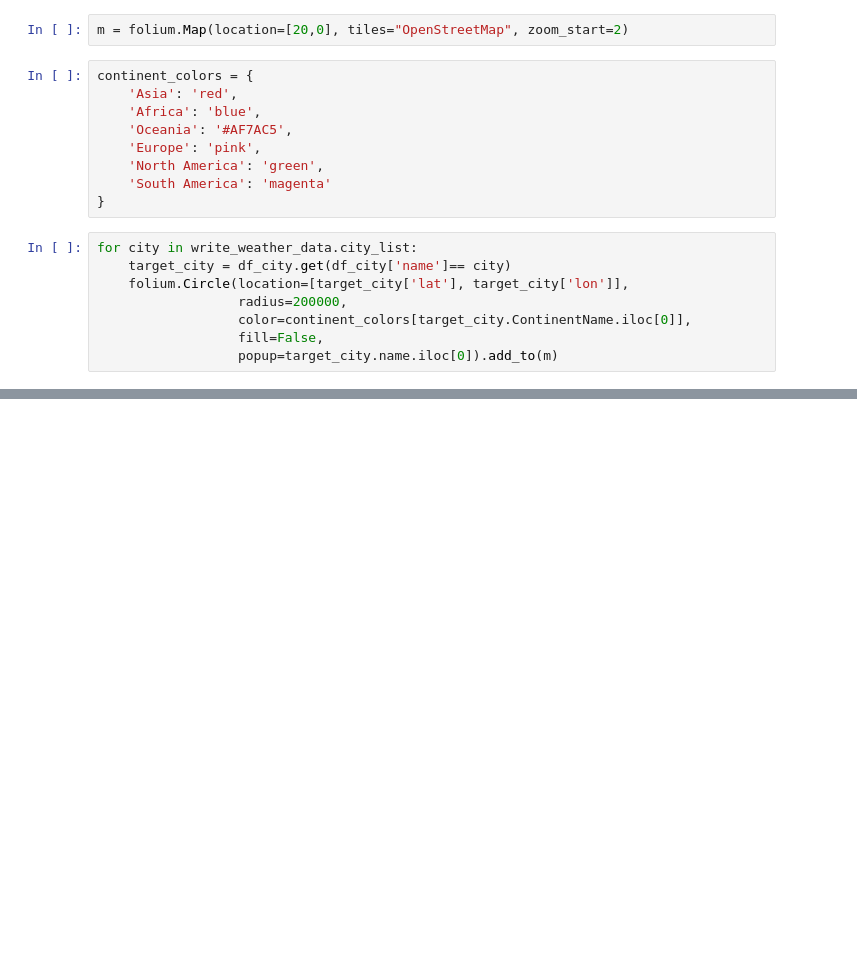
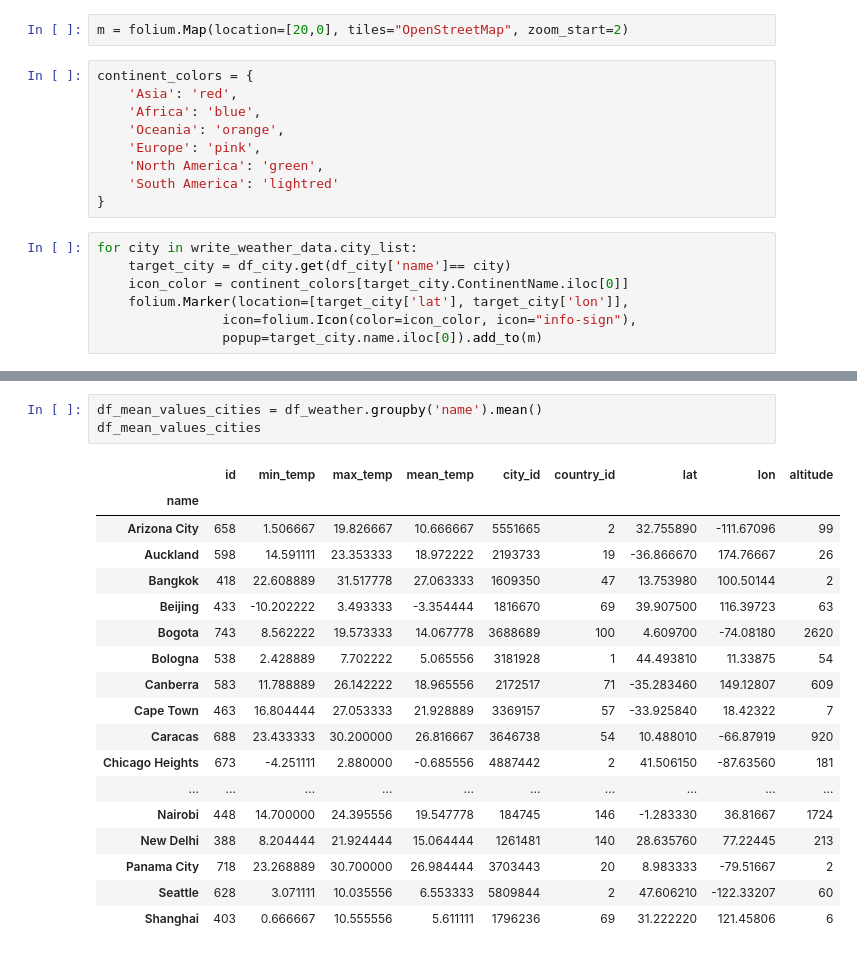
Before and after one commit to arindam31/CityWeatherAnalytics, a Jupyter notebook: Geo.ipynb, the cells around one changed output, grey strips where cells are left out. Cells and saved outputs as stored; diff of their text form; blank space fills up the shorter version.

```diff
--- a/Geo.ipynb
+++ b/Geo.ipynb
@@ -23,20 +28,41 @@ m = folium.Map(location=[20,0], tiles="OpenStreetMap", zoom_start=2)
 continent_colors = {
     'Asia': 'red',
     'Africa': 'blue',
-    'Oceania': '#AF7AC5',
+    'Oceania': 'orange',
     'Europe': 'pink',
     'North America': 'green',
-    'South America': 'magenta'
+    'South America': 'lightred'
 }
 # %%
 for city in write_weather_data.city_list:
     target_city = df_city.get(df_city['name']== city)
-    folium.Circle(location=[target_city['lat'], target_city['lon']],
-                  radius=200000,
-                  color=continent_colors[target_city.ContinentName.iloc[0]],
-                  fill=False,
-                  popup=target_city.name.iloc[0]).add_to(m)
+    icon_color = continent_colors[target_city.ContinentName.iloc[0]]
+    folium.Marker(location=[target_city['lat'], target_city['lon']],
+                icon=folium.Icon(color=icon_color, icon="info-sign"),
+                popup=target_city.name.iloc[0]).add_to(m)
 # %%
 m
 # %% [output]
 [interactive output not drawn]
+# %%
+df_mean_values_cities = df_weather.groupby('name').mean()
+df_mean_values_cities
+# %% [output]
+|  | id | min_temp | max_temp | mean_temp | city_id | country_id | lat | lon | altitude |
+| name |  |  |  |  |  |  |  |  |  |
+| Arizona City | 658 | 1.506667 | 19.826667 | 10.666667 | 5551665 | 2 | 32.755890 | -111.67096 | 99 |
+| Auckland | 598 | 14.591111 | 23.353333 | 18.972222 | 2193733 | 19 | -36.866670 | 174.76667 | 26 |
+| Bangkok | 418 | 22.608889 | 31.517778 | 27.063333 | 1609350 | 47 | 13.753980 | 100.50144 | 2 |
+| Beijing | 433 | -10.202222 | 3.493333 | -3.354444 | 1816670 | 69 | 39.907500 | 116.39723 | 63 |
+| Bogota | 743 | 8.562222 | 19.573333 | 14.067778 | 3688689 | 100 | 4.609700 | -74.08180 | 2620 |
+| Bologna | 538 | 2.428889 | 7.702222 | 5.065556 | 3181928 | 1 | 44.493810 | 11.33875 | 54 |
+| Canberra | 583 | 11.788889 | 26.142222 | 18.965556 | 2172517 | 71 | -35.283460 | 149.12807 | 609 |
+| Cape Town | 463 | 16.804444 | 27.053333 | 21.928889 | 3369157 | 57 | -33.925840 | 18.42322 | 7 |
+| Caracas | 688 | 23.433333 | 30.200000 | 26.816667 | 3646738 | 54 | 10.488010 | -66.87919 | 920 |
+| Chicago Heights | 673 | -4.251111 | 2.880000 | -0.685556 | 4887442 | 2 | 41.506150 | -87.63560 | 181 |
+| ... | ... | ... | ... | ... | ... | ... | ... | ... | ... |
+| Nairobi | 448 | 14.700000 | 24.395556 | 19.547778 | 184745 | 146 | -1.283330 | 36.81667 | 1724 |
+| New Delhi | 388 | 8.204444 | 21.924444 | 15.064444 | 1261481 | 140 | 28.635760 | 77.22445 | 213 |
+| Panama City | 718 | 23.268889 | 30.700000 | 26.984444 | 3703443 | 20 | 8.983333 | -79.51667 | 2 |
+| Seattle | 628 | 3.071111 | 10.035556 | 6.553333 | 5809844 | 2 | 47.606210 | -122.33207 | 60 |
+| Shanghai | 403 | 0.666667 | 10.555556 | 5.611111 | 1796236 | 69 | 31.222220 | 121.45806 | 6 |
```
Also changed, not shown: parts of 4 cells of this notebook, 3 other files.
